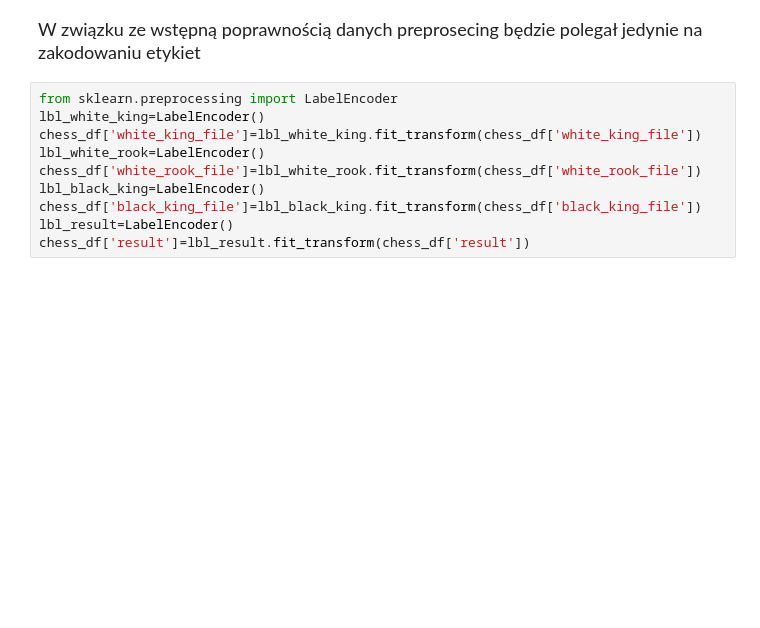
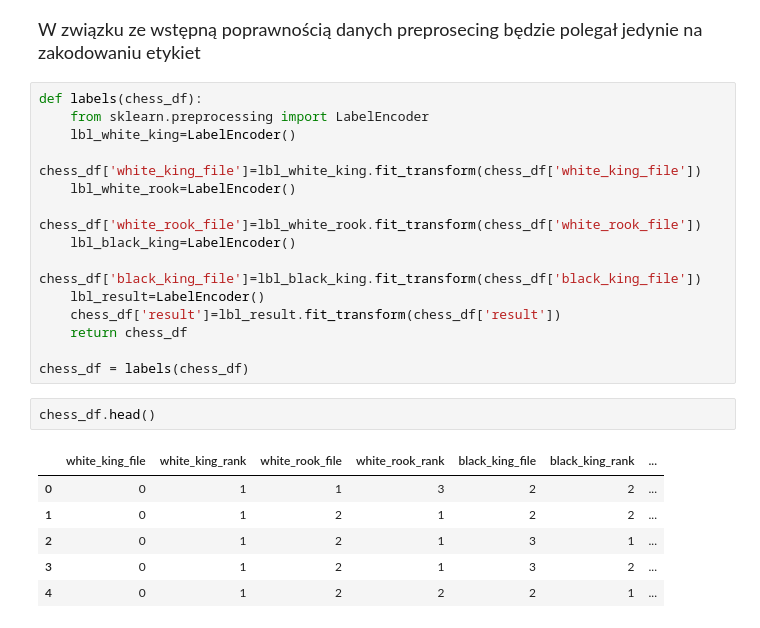
Before and after one commit to CoBskUra/Wum_projekt1, a Jupyter notebook: chess.ipynb, the cells around one changed output. Drawn from its saved outputs; the diff is of its cells as text; blank space fills up the shorter version.

```diff
--- a/chess.ipynb
+++ b/chess.ipynb
@@ -251,12 +244,25 @@ chess_df.head()
 # %% [markdown]
 <font size="4"> W związku ze wstępną poprawnością danych preprosecing będzie polegał jedynie na zakodowaniu etykiet</font>
 # %%
-from sklearn.preprocessing import LabelEncoder
-lbl_white_king=LabelEncoder()
-chess_df['white_king_file']=lbl_white_king.fit_transform(chess_df['white_king_file'])
-lbl_white_rook=LabelEncoder()
-chess_df['white_rook_file']=lbl_white_rook.fit_transform(chess_df['white_rook_file'])
-lbl_black_king=LabelEncoder()
-chess_df['black_king_file']=lbl_black_king.fit_transform(chess_df['black_king_file'])
-lbl_result=LabelEncoder()
-chess_df['result']=lbl_result.fit_transform(chess_df['result'])
+def labels(chess_df):
+    from sklearn.preprocessing import LabelEncoder
+    lbl_white_king=LabelEncoder()
+    chess_df['white_king_file']=lbl_white_king.fit_transform(chess_df['white_king_file'])
+    lbl_white_rook=LabelEncoder()
+    chess_df['white_rook_file']=lbl_white_rook.fit_transform(chess_df['white_rook_file'])
+    lbl_black_king=LabelEncoder()
+    chess_df['black_king_file']=lbl_black_king.fit_transform(chess_df['black_king_file'])
+    lbl_result=LabelEncoder()
+    chess_df['result']=lbl_result.fit_transform(chess_df['result'])
+    return chess_df
+
+chess_df = labels(chess_df)
+# %%
+chess_df.head()
+# %% [output]
+|  | white_king_file | white_king_rank | white_rook_file | white_rook_rank | black_king_file | black_king_rank | ... |
+| 0 | 0 | 1 | 1 | 3 | 2 | 2 | ... |
+| 1 | 0 | 1 | 2 | 1 | 2 | 2 | ... |
+| 2 | 0 | 1 | 2 | 1 | 3 | 1 | ... |
+| 3 | 0 | 1 | 2 | 1 | 3 | 2 | ... |
+| 4 | 0 | 1 | 2 | 2 | 2 | 1 | ... |
```
Also changed, not shown: parts of 13 cells of this notebook.
